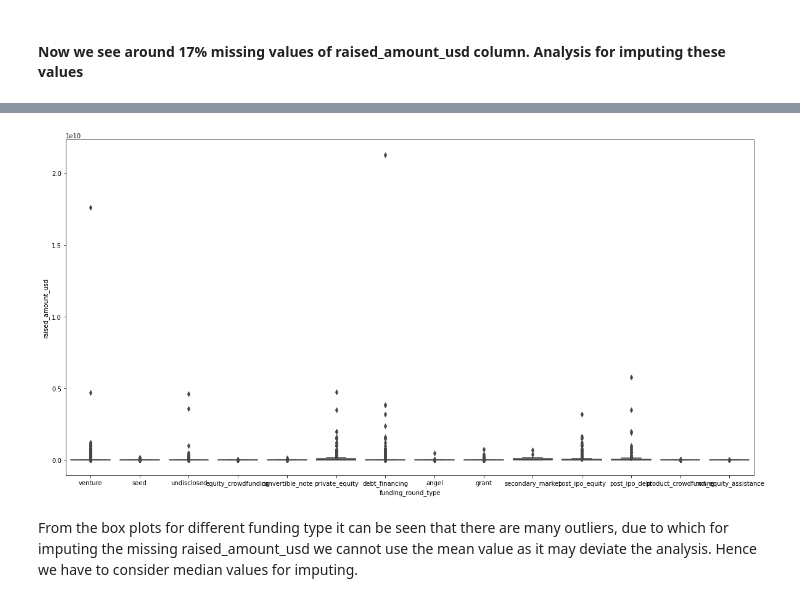
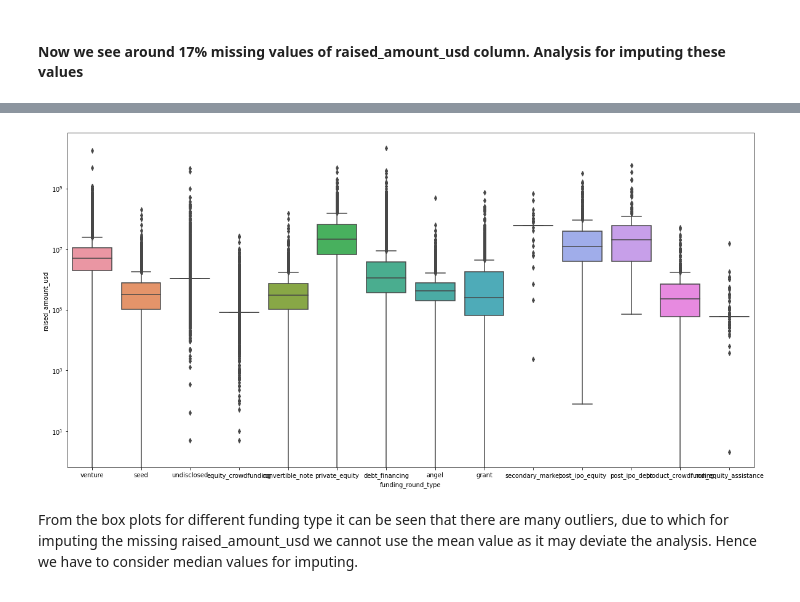
Before and after one commit to PCP4Dev/AI, a Jupyter notebook: InvestmentAssignment/Investment Assignment.ipynb, the cells around one changed output, grey strips where cells are left out. Drawn from its saved outputs; the diff is of its cells as text; code cells hidden in the pictures.

```diff
--- a/InvestmentAssignment/Investment Assignment.ipynb
+++ b/InvestmentAssignment/Investment Assignment.ipynb
@@ -211,10 +211,11 @@ master_frame[(master_frame.raised_amount_usd.isnull())].head()
 | 17 | /ORGANIZATION/1-618-TECHNOLOGY | equity_crowdfunding | 22-01-2014 | NaN | 1.618 Technology | Networking|Real Estate|Web Hosting | operating | ... |
 # %%
 plt.figure(figsize=[20,10])
-sns.boxplot(master_frame['funding_round_type'], master_frame.raised_amount_usd)
+g = sns.boxplot(master_frame['funding_round_type'], master_frame.raised_amount_usd)
+g.set_yscale("log")
 plt.show()
 # %% [output]
-[figure, old version]
+[figure, new version]
 # %% [markdown]
 From the box plots for different funding type it can be seen that there are many outliers, due to which for imputing the
 missing raised_amount_usd we cannot use the mean value as it may deviate the analysis. Hence we have to consider median values for imputing.
```
Also changed, not shown: parts of 19 cells of this notebook, 1 other file.
